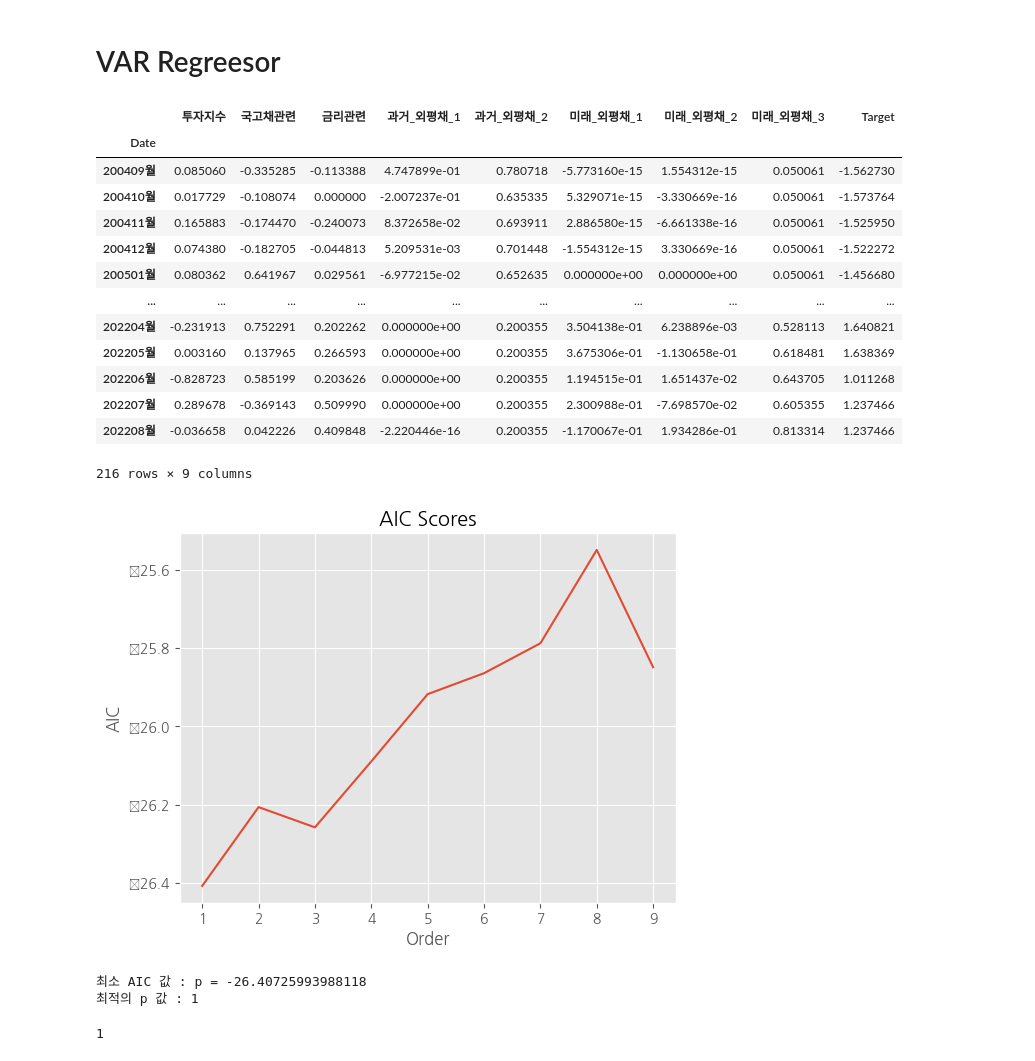
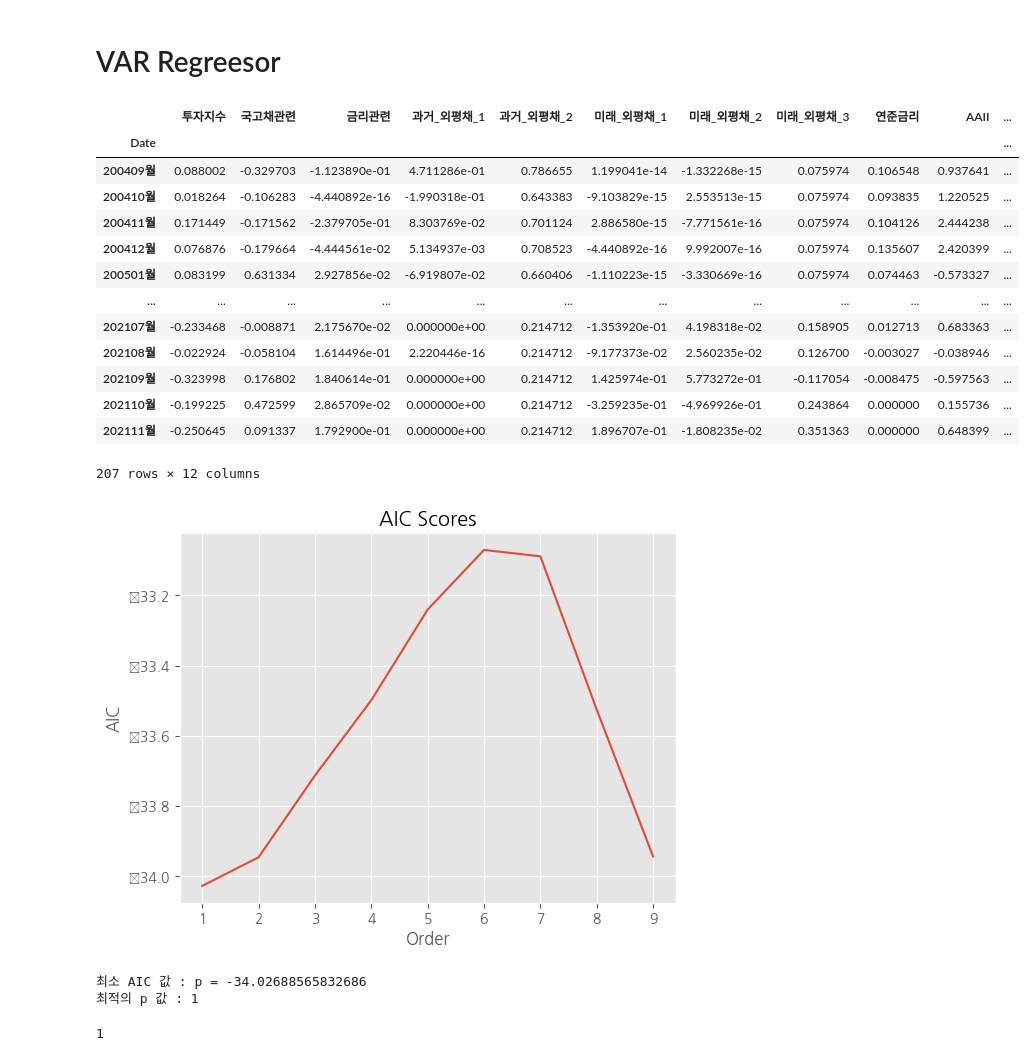
Before and after one commit to paragonyun/Deepconomics, a Jupyter notebook: main.ipynb, the cells around one changed output. Cells and saved outputs as stored; diff of their text form; code cells hidden in the pictures.

```diff
--- a/main.ipynb
+++ b/main.ipynb
@@ -248,11 +251,13 @@ from sklearn.preprocessing import StandardScaler
 
 df = pd.read_csv('./prep_data.csv', encoding='cp949', index_col='Date')
 
-X_train = df.iloc[:-1, 1:]
-X_test = df.iloc[-1:, 1:]
+SPLIT = 10
 
-y_train = df.iloc[:-1, 0]
-y_test = df.iloc[:-1, 0]
+X_train = df.iloc[:-SPLIT, 1:]
+X_test = df.iloc[-SPLIT:, 1:]
+
+y_train = df.iloc[:-SPLIT, 0]
+y_test = df.iloc[-SPLIT:, 0]
 
 
 ## Scaling
@@ -347,3 +346,8 @@ pca_X_test
+# %%
+res_df_tr = X_train[['연준금리', 'AAII', 'VIX']]
+ree_df_te = X_test[['연준금리', 'AAII', 'VIX']]
+pca_X_train = pd.concat([pca_X_train, res_df_tr], axis=1)
+pca_X_test = pd.concat([pca_X_test, ree_df_te], axis=1)
 # %%
 '''
 과거_외평채2와 미래외평채 3을 제외하고는 모두 정상성을 충족시키지 못함
@@ -417,25 +430,25 @@ sns.heatmap(diff_df_pca.corr())
 # %% [markdown]
 # VAR Regreesor
 # %%
-new_y_train = y_train[1:]
+new_y_train = pd.DataFrame(y_train).diff(1).dropna()
 
-diff_df_pca['Target'] = new_y_train
+diff_df_pca['Target'] = new_y_train.values
 diff_df_pca
 # %% [output]
-|  | 투자지수 | 국고채관련 | 금리관련 | 과거_외평채_1 | 과거_외평채_2 | 미래_외평채_1 | 미래_외평채_2 | 미래_외평채_3 | Target |
-| Date |  |  |  |  |  |  |  |  |  |
-| 200409월 | 0.085060 | -0.335285 | -0.113388 | 4.747899e-01 | 0.780718 | -5.773160e-15 | 1.554312e-15 | 0.050061 | -1.562730 |
-| 200410월 | 0.017729 | -0.108074 | 0.000000 | -2.007237e-01 | 0.635335 | 5.329071e-15 | -3.330669e-16 | 0.050061 | -1.573764 |
-| 200411월 | 0.165883 | -0.174470 | -0.240073 | 8.372658e-02 | 0.693911 | 2.886580e-15 | -6.661338e-16 | 0.050061 | -1.525950 |
-| 200412월 | 0.074380 | -0.182705 | -0.044813 | 5.209531e-03 | 0.701448 | -1.554312e-15 | 3.330669e-16 | 0.050061 | -1.522272 |
-| 200501월 | 0.080362 | 0.641967 | 0.029561 | -6.977215e-02 | 0.652635 | 0.000000e+00 | 0.000000e+00 | 0.050061 | -1.456680 |
-| ... | ... | ... | ... | ... | ... | ... | ... | ... | ... |
-| 202204월 | -0.231913 | 0.752291 | 0.202262 | 0.000000e+00 | 0.200355 | 3.504138e-01 | 6.238896e-03 | 0.528113 | 1.640821 |
-| 202205월 | 0.003160 | 0.137965 | 0.266593 | 0.000000e+00 | 0.200355 | 3.675306e-01 | -1.130658e-01 | 0.618481 | 1.638369 |
-| 202206월 | -0.828723 | 0.585199 | 0.203626 | 0.000000e+00 | 0.200355 | 1.194515e-01 | 1.651437e-02 | 0.643705 | 1.011268 |
-| 202207월 | 0.289678 | -0.369143 | 0.509990 | 0.000000e+00 | 0.200355 | 2.300988e-01 | -7.698570e-02 | 0.605355 | 1.237466 |
-| 202208월 | -0.036658 | 0.042226 | 0.409848 | -2.220446e-16 | 0.200355 | -1.170067e-01 | 1.934286e-01 | 0.813314 | 1.237466 |
+|  | 투자지수 | 국고채관련 | 금리관련 | 과거_외평채_1 | 과거_외평채_2 | 미래_외평채_1 | 미래_외평채_2 | 미래_외평채_3 | 연준금리 | AAII | ... |
+| Date |  |  |  |  |  |  |  |  |  |  | ... |
+| 200409월 | 0.088002 | -0.329703 | -1.123890e-01 | 4.711286e-01 | 0.786655 | 1.199041e-14 | -1.332268e-15 | 0.075974 | 0.106548 | 0.937641 | ... |
+| 200410월 | 0.018264 | -0.106283 | -4.440892e-16 | -1.990318e-01 | 0.643383 | -9.103829e-15 | 2.553513e-15 | 0.075974 | 0.093835 | 1.220525 | ... |
+| 200411월 | 0.171449 | -0.171562 | -2.379705e-01 | 8.303769e-02 | 0.701124 | 2.886580e-15 | -7.771561e-16 | 0.075974 | 0.104126 | 2.444238 | ... |
+| 200412월 | 0.076876 | -0.179664 | -4.444561e-02 | 5.134937e-03 | 0.708523 | -4.440892e-16 | 9.992007e-16 | 0.075974 | 0.135607 | 2.420399 | ... |
+| 200501월 | 0.083199 | 0.631334 | 2.927856e-02 | -6.919807e-02 | 0.660406 | -1.110223e-15 | -3.330669e-16 | 0.075974 | 0.074463 | -0.573327 | ... |
+| ... | ... | ... | ... | ... | ... | ... | ... | ... | ... | ... | ... |
+| 202107월 | -0.233468 | -0.008871 | 2.175670e-02 | 0.000000e+00 | 0.214712 | -1.353920e-01 | 4.198318e-02 | 0.158905 | 0.012713 | 0.683363 | ... |
+| 202108월 | -0.022924 | -0.058104 | 1.614496e-01 | 2.220446e-16 | 0.214712 | -9.177373e-02 | 2.560235e-02 | 0.126700 | -0.003027 | -0.038946 | ... |
+| 202109월 | -0.323998 | 0.176802 | 1.840614e-01 | 0.000000e+00 | 0.214712 | 1.425974e-01 | 5.773272e-01 | -0.117054 | -0.008475 | -0.597563 | ... |
+| 202110월 | -0.199225 | 0.472599 | 2.865709e-02 | 0.000000e+00 | 0.214712 | -3.259235e-01 | -4.969926e-01 | 0.243864 | 0.000000 | 0.155736 | ... |
+| 202111월 | -0.250645 | 0.091337 | 1.792900e-01 | 0.000000e+00 | 0.214712 | 1.896707e-01 | -1.808235e-02 | 0.351363 | 0.000000 | 0.648399 | ... |
-216 rows × 9 columns
+207 rows × 12 columns
 # %%
 from VAR_reg import VARModel
 
@@ -445,8 +458,8 @@ min_p = VARMODEL.find_p()
 min_p
 ## p=1 일때 제일 적합
 # %% [output]
-[figure, old version]
+[figure, new version]
-최소 AIC 값 : p = -26.40725993988118
+최소 AIC 값 : p = -34.02688565832686
 최적의 p 값 : 1
 1
 # %%
```
Also changed, not shown: parts of 22 cells of this notebook.
